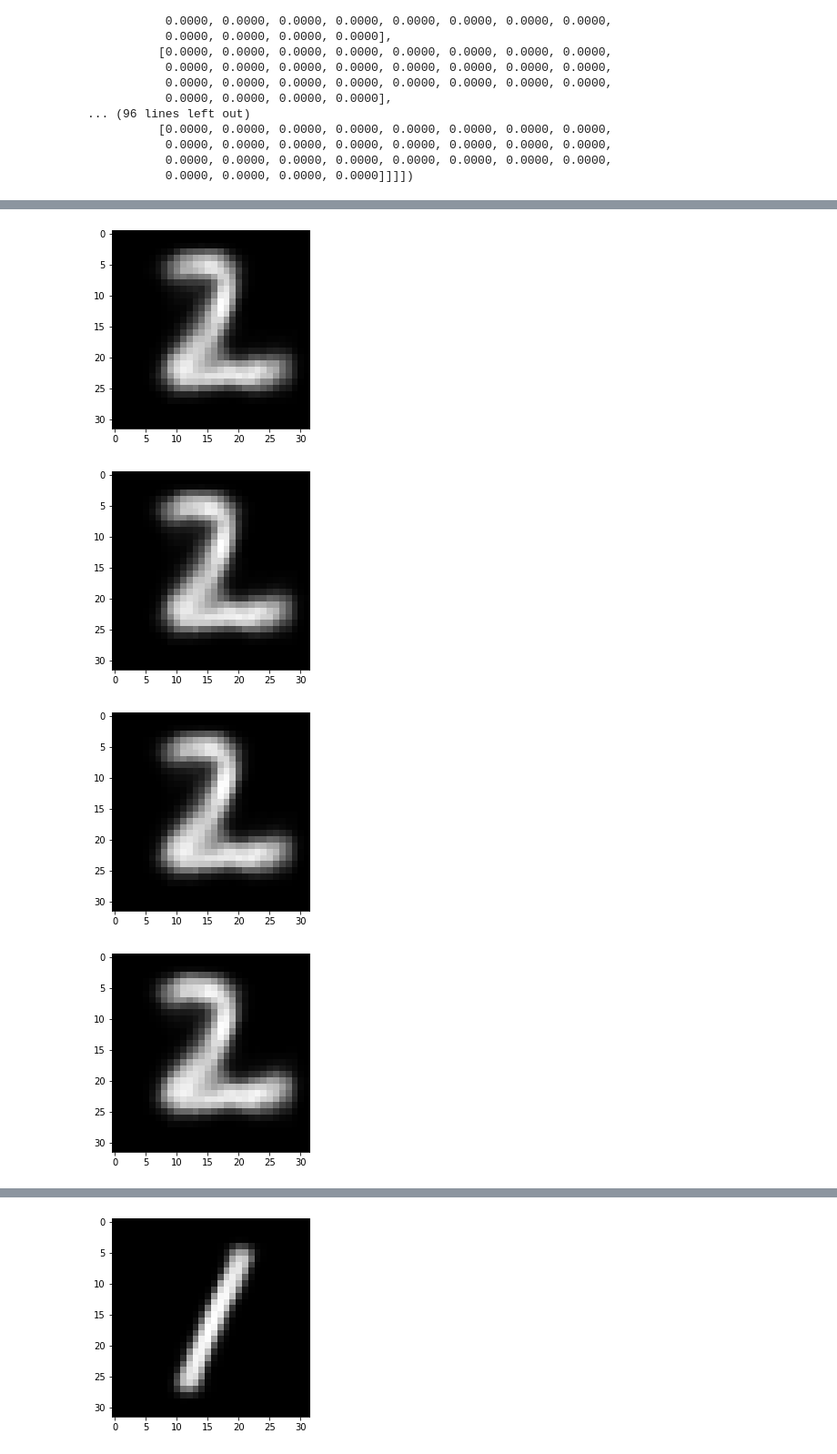
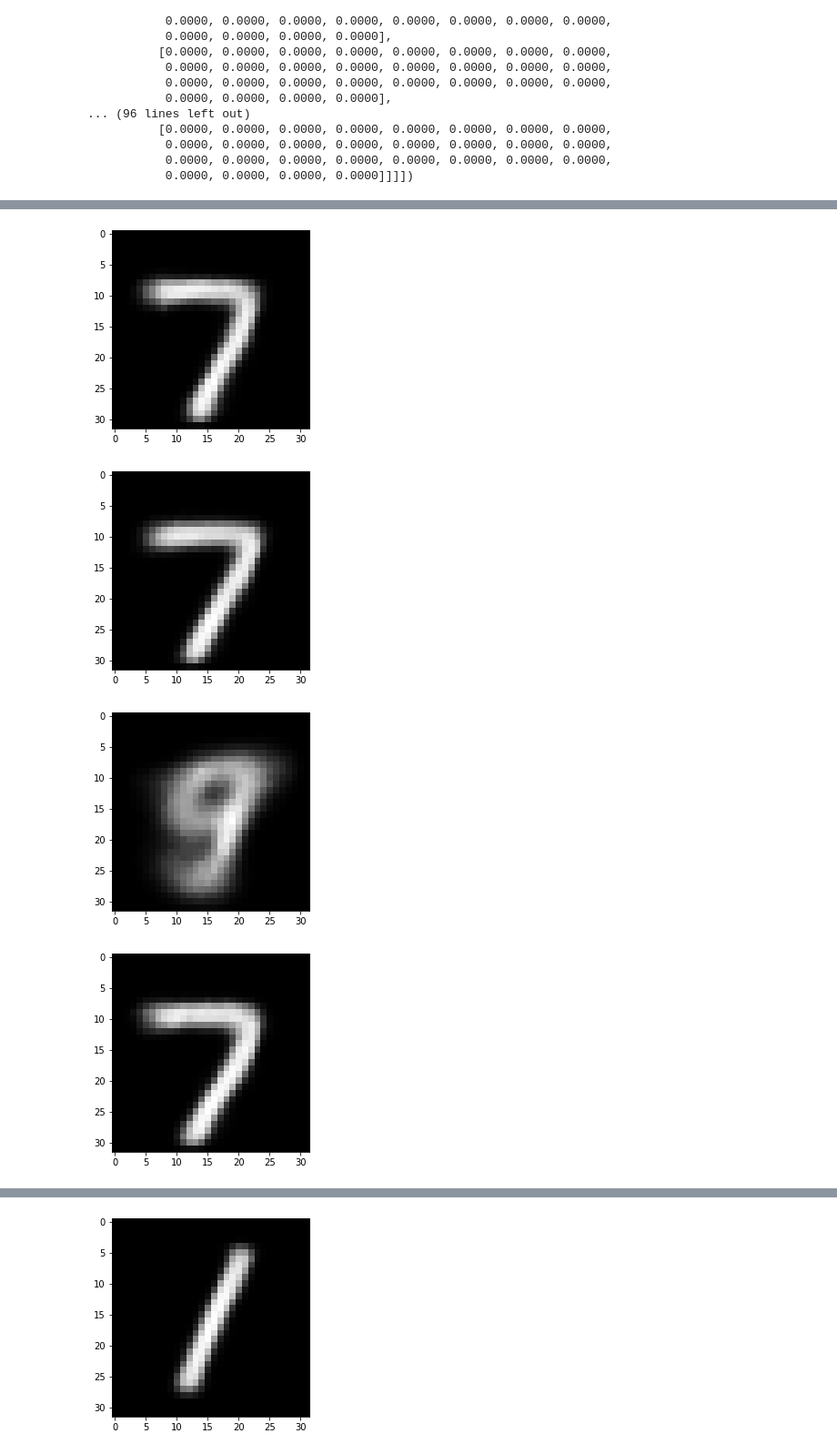
Before and after one commit to harrya32/encoder_attribution_priors, a Jupyter notebook: testing.ipynb, the cells around one changed output, grey strips where cells are left out. Shown at 91% size. Cells and saved outputs as stored; diff of their text form; code cells hidden in the pictures.

```diff
--- a/testing.ipynb
+++ b/testing.ipynb
@@ -106,10 +127,9 @@ entropy_10_model.load_state_dict(torch.load('experiments/results/mnist/entropy_v
 # %% [output]
 <All keys matched successfully>
 # %%
-pearson_1_model = VAE(img_size, encoder, decoder, dim_latent, base_loss, name='pearson1')
-pearson_1_model.load_state_dict(torch.load('experiments/results/mnist/pearson_vae1/Pearson-vae_alpha1_run1.pt'), strict=False)
+encoder_total_var_5 = EncoderBurgess(img_size, dim_latent)
+decoder_total_var_5  = DecoderBurgess(img_size, dim_latent)
+total_var_5_model = VAE(img_size, encoder_total_var_5, decoder_total_var_5, dim_latent, base_loss, name='totalvar5')
+total_var_5_model.load_state_dict(torch.load('experiments/results/mnist/test/TotalVariation-vae_alpha5_run1.pt'), strict=False)
 # %% [output]
 <All keys matched successfully>
-# %%
-pearson_5_model = VAE(img_size, encoder, decoder, dim_latent, base_loss, name='pearson5')
-pearson_5_model.load_state_dict(torch.load('experiments/results/mnist/pearson_vae1/Pearson-vae_alpha5_run1.pt'), strict=False)
@@ -118,3 +135,0 @@ pearson_5_model.load_state_dict(torch.load('experiments/results/mnist/pearson_va
-# %%
-pearson_10_model = VAE(img_size, encoder, decoder, dim_latent, base_loss, name='pearson10')
-pearson_10_model.load_state_dict(torch.load('experiments/results/mnist/pearson_vae1/Pearson-vae_alpha10_run1.pt'), strict=False)
@@ -133,10 +146,10 @@ for batch, _ in test_loader:
     base_recon_batch, _, _ = base_model.forward(batch)
     entropy_1_recon_batch, _, _= entropy_1_model.forward(batch)
     entropy_5_recon_batch, _, _= entropy_5_model.forward(batch)
-    entropy_10_recon_batch, _, _= entropy_10_model.forward(batch)
     pearson_1_recon_batch, _, _= pearson_1_model.forward(batch)
     pearson_5_recon_batch, _, _= pearson_5_model.forward(batch)
     pearson_10_recon_batch, _, _= pearson_10_model.forward(batch)
+    total_var_5_recon_batch, _, _= total_var_5_model.forward(batch)
 # %%
 resize = torchvision.transforms.Resize((32,32))
 # %%
@@ -218,7 +231,7 @@ tensor([[[[0.0000, 0.0000, 0.0000, 0.0000, 0.0000, 0.0000, 0.0000, 0.0000,
            0.0000, 0.0000, 0.0000, 0.0000, 0.0000, 0.0000, 0.0000, 0.0000,
            0.0000, 0.0000, 0.0000, 0.0000]]]])
 # %%
-i=1
+i=0
 
 plt.imshow(test_dataset.data[i].detach().numpy(), cmap='gray')
 plt.show()
@@ -228,12 +241,12 @@ plt.imshow(entropy_1_recon_batch[i][0].detach().numpy(), cmap='gray')
 plt.show()
 plt.imshow(entropy_5_recon_batch[i][0].detach().numpy(), cmap='gray')
 plt.show()
-plt.imshow(entropy_10_recon_batch[i][0].detach().numpy(), cmap='gray')
-plt.show()
 plt.imshow(pearson_1_recon_batch[i][0].detach().numpy(), cmap='gray')
 plt.show()
 plt.imshow(pearson_5_recon_batch[i][0].detach().numpy(), cmap='gray')
 plt.show()
 plt.imshow(pearson_10_recon_batch[i][0].detach().numpy(), cmap='gray')
 plt.show()
+plt.imshow(total_var_5_recon_batch[i][0].detach().numpy(), cmap='gray')
+plt.show()
 # %% [output]
@@ -241,4 +254,4 @@ plt.show()
-[figure, old version]
+[figure, new version]
-[figure, old version]
+[figure, new version]
-[figure, old version]
+[figure, new version]
-[figure, old version]
+[figure, new version]
```
Also changed, not shown: parts of 19 cells of this notebook, 38 other files.
